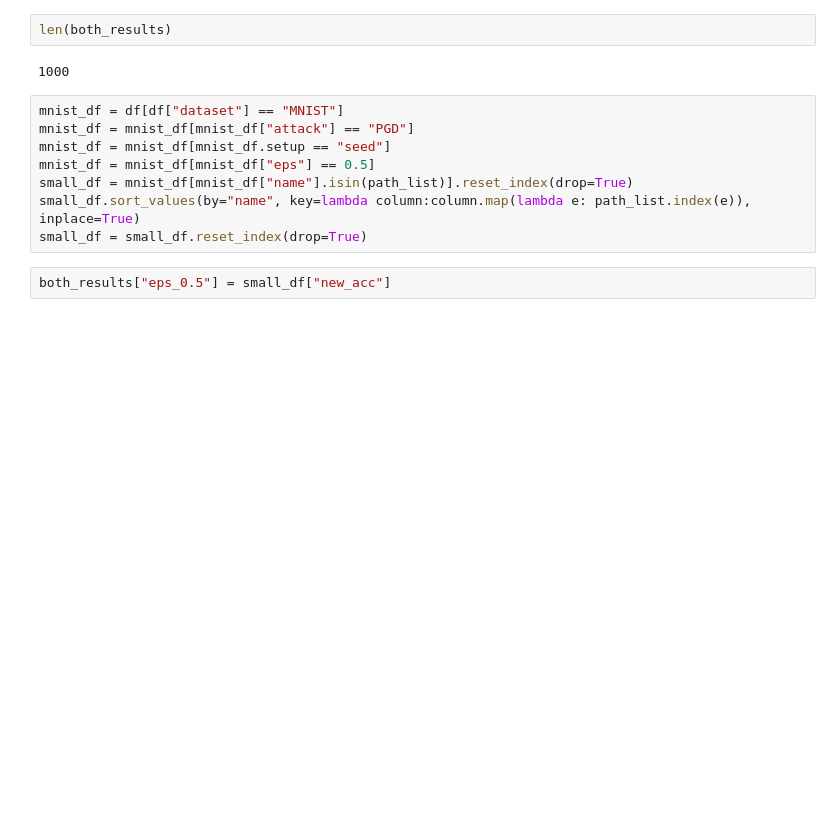
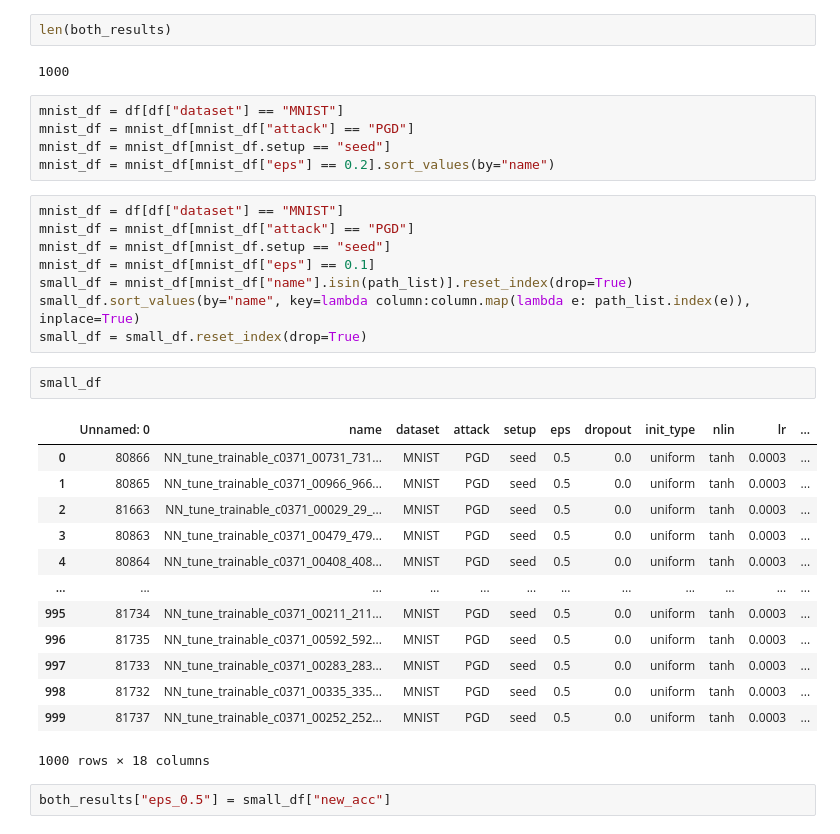
Before and after one commit to julius-lautz/model_robustness, a Jupyter notebook: src/model_robustness/attacks/plots.ipynb, the cells around one changed output. Saved outputs shown, nothing was run; the diff lists cells and outputs as text; blank space fills up the shorter version.

```diff
--- a/src/model_robustness/attacks/plots.ipynb
+++ b/src/model_robustness/attacks/plots.ipynb
@@ -70,14 +72,35 @@ both_results["normal_zoo"] = acc_list
 len(both_results)
 # %% [output]
 1000
+# %%
+mnist_df = df[df["dataset"] == "MNIST"]
+mnist_df = mnist_df[mnist_df["attack"] == "PGD"]
+mnist_df = mnist_df[mnist_df.setup == "seed"]
+mnist_df = mnist_df[mnist_df["eps"] == 0.2].sort_values(by="name")
 # %%
 mnist_df = df[df["dataset"] == "MNIST"]
 mnist_df = mnist_df[mnist_df["attack"] == "PGD"]
 mnist_df = mnist_df[mnist_df.setup == "seed"]
-mnist_df = mnist_df[mnist_df["eps"] == 0.5]
+mnist_df = mnist_df[mnist_df["eps"] == 0.1]
 small_df = mnist_df[mnist_df["name"].isin(path_list)].reset_index(drop=True)
 small_df.sort_values(by="name", key=lambda column:column.map(lambda e: path_list.index(e)), inplace=True)
 small_df = small_df.reset_index(drop=True)
+# %%
+small_df
+# %% [output]
+|  | Unnamed: 0 | name | dataset | attack | setup | eps | dropout | init_type | nlin | lr | ... |
+| 0 | 80866 | NN_tune_trainable_c0371_00731_731... | MNIST | PGD | seed | 0.5 | 0.0 | uniform | tanh | 0.0003 | ... |
+| 1 | 80865 | NN_tune_trainable_c0371_00966_966... | MNIST | PGD | seed | 0.5 | 0.0 | uniform | tanh | 0.0003 | ... |
+| 2 | 81663 | NN_tune_trainable_c0371_00029_29_... | MNIST | PGD | seed | 0.5 | 0.0 | uniform | tanh | 0.0003 | ... |
+| 3 | 80863 | NN_tune_trainable_c0371_00479_479... | MNIST | PGD | seed | 0.5 | 0.0 | uniform | tanh | 0.0003 | ... |
+| 4 | 80864 | NN_tune_trainable_c0371_00408_408... | MNIST | PGD | seed | 0.5 | 0.0 | uniform | tanh | 0.0003 | ... |
+| ... | ... | ... | ... | ... | ... | ... | ... | ... | ... | ... | ... |
+| 995 | 81734 | NN_tune_trainable_c0371_00211_211... | MNIST | PGD | seed | 0.5 | 0.0 | uniform | tanh | 0.0003 | ... |
+| 996 | 81735 | NN_tune_trainable_c0371_00592_592... | MNIST | PGD | seed | 0.5 | 0.0 | uniform | tanh | 0.0003 | ... |
+| 997 | 81733 | NN_tune_trainable_c0371_00283_283... | MNIST | PGD | seed | 0.5 | 0.0 | uniform | tanh | 0.0003 | ... |
+| 998 | 81732 | NN_tune_trainable_c0371_00335_335... | MNIST | PGD | seed | 0.5 | 0.0 | uniform | tanh | 0.0003 | ... |
+| 999 | 81737 | NN_tune_trainable_c0371_00252_252... | MNIST | PGD | seed | 0.5 | 0.0 | uniform | tanh | 0.0003 | ... |
+1000 rows × 18 columns
 # %%
 both_results["eps_0.5"] = small_df["new_acc"]
 # %%
```
Also changed, not shown: parts of 5 cells of this notebook, 20 other files.
